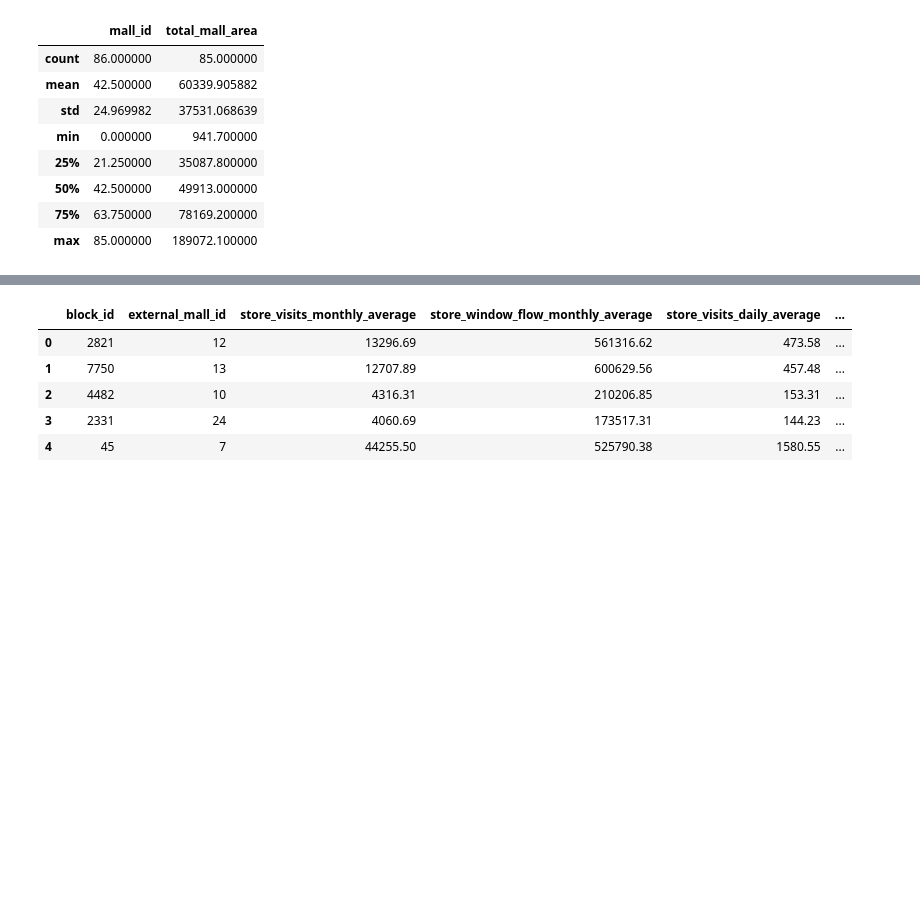
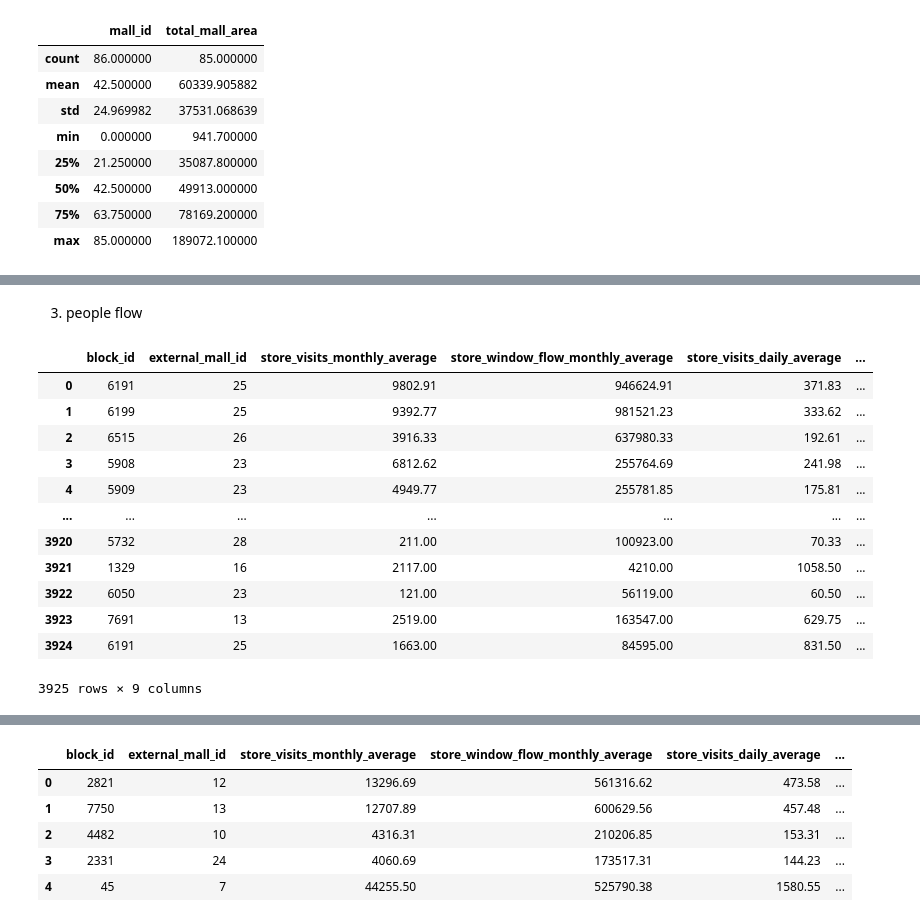
Before and after one commit to JokyHub/Data-Challenge-URW-HEC, a Jupyter notebook: notebook-rong.ipynb, the cells around one changed output, grey strips where cells are left out. Drawn from its saved outputs; the diff is of its cells as text; code cells hidden in the pictures; blank space fills up the shorter version.

```diff
--- a/notebook-rong.ipynb
+++ b/notebook-rong.ipynb
@@ -284,3 +335,21 @@ mall_group=mall.groupby()
+# %% [markdown]
+3. people flow
+# %%
+people_flow
+# %% [output]
+|  | block_id | external_mall_id | store_visits_monthly_average | store_window_flow_monthly_average | store_visits_daily_average | ... |
+| 0 | 6191 | 25 | 9802.91 | 946624.91 | 371.83 | ... |
+| 1 | 6199 | 25 | 9392.77 | 981521.23 | 333.62 | ... |
+| 2 | 6515 | 26 | 3916.33 | 637980.33 | 192.61 | ... |
+| 3 | 5908 | 23 | 6812.62 | 255764.69 | 241.98 | ... |
+| 4 | 5909 | 23 | 4949.77 | 255781.85 | 175.81 | ... |
+| ... | ... | ... | ... | ... | ... | ... |
+| 3920 | 5732 | 28 | 211.00 | 100923.00 | 70.33 | ... |
+| 3921 | 1329 | 16 | 2117.00 | 4210.00 | 1058.50 | ... |
+| 3922 | 6050 | 23 | 121.00 | 56119.00 | 60.50 | ... |
+| 3923 | 7691 | 13 | 2519.00 | 163547.00 | 629.75 | ... |
+| 3924 | 6191 | 25 | 1663.00 | 84595.00 | 831.50 | ... |
+3925 rows × 9 columns
 # %%
 people_flow.info()
 people_flow.describe()
```
Also changed, not shown: parts of 9 cells of this notebook.
